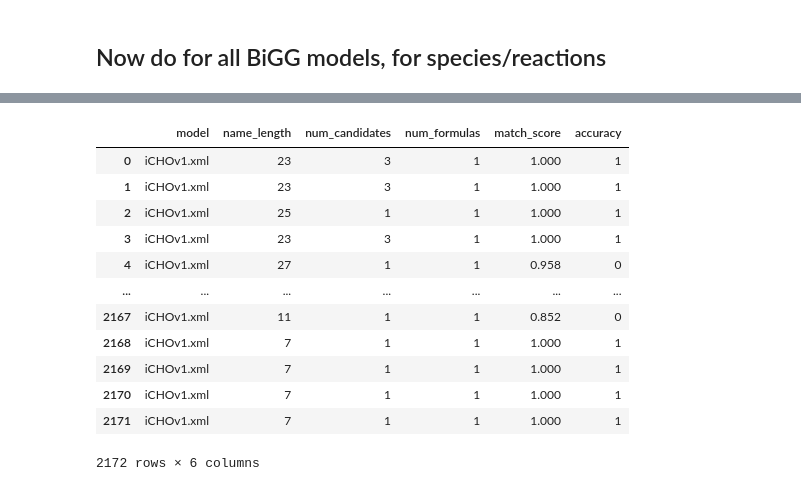
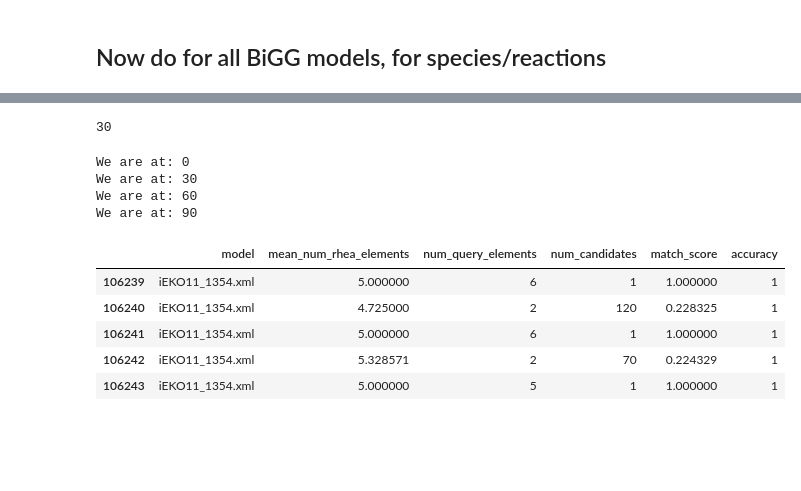
Before and after one commit to sys-bio/AMAS, a Jupyter notebook: notebooks/REF_new_accuracy_plots.ipynb, the cells around one changed output, grey strips where cells are left out. Saved outputs shown, nothing was run; the diff lists cells and outputs as text; code cells hidden in the pictures; blank space fills up the shorter version.

```diff
--- a/notebooks/REF_new_accuracy_plots.ipynb
+++ b/notebooks/REF_new_accuracy_plots.ipynb
@@ -519,0 +634,4 @@ We are at: 0
+# %%
+len(np.unique(reac_bigg_df_pred_spec['model']))
+# %% [output]
+30
@@ -520,16 +643,64 @@ We are at: 0
 # %%
-spec_bigg_df
+# Using existing species annotations;
+model_names = []
+num_rhea_eles = []
+num_query_eles = []
+num_candidates = []
+val_match_scores = []
+is_correct_included = []
+
+
+for idx, one_bigg in enumerate(biggs):
+  if idx % 30 == 0:
+    print("We are at: %d" % idx)
+  one_fpath = os.path.join(BIGG_DIR, one_bigg)
+  recom = recommender.Recommender(libsbml_fpath=one_fpath)
+  reacs2eval_raw = list(recom.reactions.exist_annotation.keys())
+  reacs2eval = []
+  for one_r in reacs2eval_raw:
+    comps = recom.reactions.reaction_components[one_r]
+    if all([val in recom.species.exist_annotation_formula.keys() \
+              for val in comps]):
+      reacs2eval.append(one_r)
+  res = recom.reactions.predictAnnotation(inp_spec_dict=recom.species.exist_annotation_formula,
+                                          inp_reac_list=reacs2eval,
+                                          inp_ref_mat=ra.REF_MAT,
+                                          update=False)
+
+  for one_k in res['match_score']:
+    reaction_id = one_k
+    match_scores = [val[1] for val in res['match_score'][one_k]]
+    num_ref_elements = [getRheaElementNum(val) for val in res['candidates'][one_k]]
+    mean_num_rhea_elements = np.mean(num_ref_elements)
+    num_query_ele = len(recom.reactions.reaction_components[reaction_id])
+    num_cands = len(match_scores)
+    mean_match_score = np.mean(match_scores)
+    model_names.append(one_bigg)
+    num_rhea_eles.append(mean_num_rhea_elements)
+    num_query_eles.append(num_query_ele)
+    num_candidates.append(num_cands)
+    val_match_scores.append(mean_match_score)
+    if any(set(res['candidates'][one_k]).intersection(recom.reactions.exist_annotation[one_k])):
+      is_correct_included.append(1)
+    else:
+      is_correct_included.append(0)
+
+
+reac_bigg_df = pd.DataFrame({'model': model_names,
+                             'mean_num_rhea_elements': num_rhea_eles,
+                             'num_query_elements': num_query_eles,
+                             'num_candidates': num_candidates,
+                             'match_score': val_match_scores,
+                             'accuracy': is_correct_included})
+reac_bigg_df.tail()
 # %% [output]
+We are at: 0
+We are at: 30
+We are at: 60
+We are at: 90
-|  | model | name_length | num_candidates | num_formulas | match_score | accuracy |
-| 0 | iCHOv1.xml | 23 | 3 | 1 | 1.000 | 1 |
-| 1 | iCHOv1.xml | 23 | 3 | 1 | 1.000 | 1 |
-| 2 | iCHOv1.xml | 25 | 1 | 1 | 1.000 | 1 |
-| 3 | iCHOv1.xml | 23 | 3 | 1 | 1.000 | 1 |
-| 4 | iCHOv1.xml | 27 | 1 | 1 | 0.958 | 0 |
-| ... | ... | ... | ... | ... | ... | ... |
-| 2167 | iCHOv1.xml | 11 | 1 | 1 | 0.852 | 0 |
-| 2168 | iCHOv1.xml | 7 | 1 | 1 | 1.000 | 1 |
-| 2169 | iCHOv1.xml | 7 | 1 | 1 | 1.000 | 1 |
-| 2170 | iCHOv1.xml | 7 | 1 | 1 | 1.000 | 1 |
-| 2171 | iCHOv1.xml | 7 | 1 | 1 | 1.000 | 1 |
+|  | model | mean_num_rhea_elements | num_query_elements | num_candidates | match_score | accuracy |
+| 106239 | iEKO11_1354.xml | 5.000000 | 6 | 1 | 1.000000 | 1 |
+| 106240 | iEKO11_1354.xml | 4.725000 | 2 | 120 | 0.228325 | 1 |
+| 106241 | iEKO11_1354.xml | 5.000000 | 6 | 1 | 1.000000 | 1 |
+| 106242 | iEKO11_1354.xml | 5.328571 | 2 | 70 | 0.224329 | 1 |
+| 106243 | iEKO11_1354.xml | 5.000000 | 5 | 1 | 1.000000 | 1 |
-2172 rows × 6 columns
```
Also changed, not shown: parts of 29 cells of this notebook, 4 other files.
